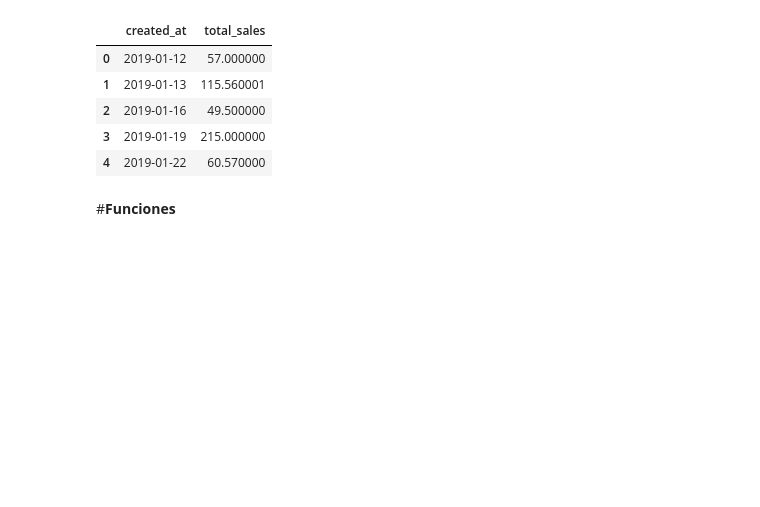
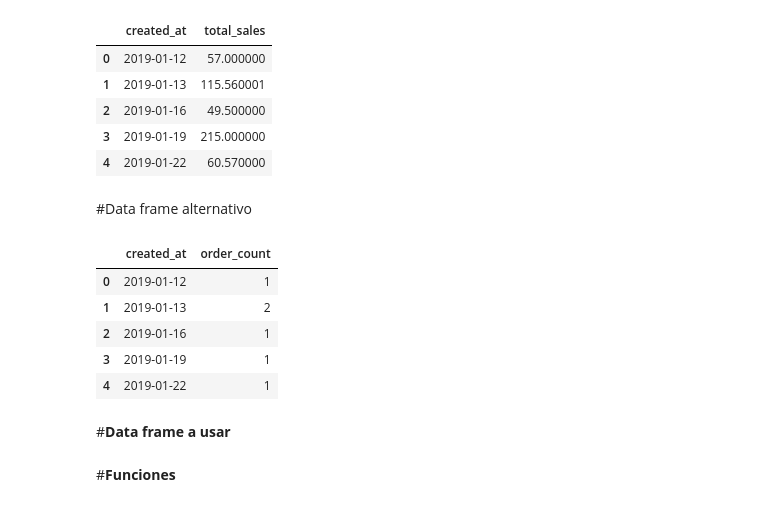
Before and after one commit to rubusarbaro/supplychain-forecast-FIME, a Jupyter notebook: examen.ipynb, the cells around one changed output. Cells and saved outputs as stored; diff of their text form; code cells hidden in the pictures; blank space fills up the shorter version.

```diff
--- a/examen.ipynb
+++ b/examen.ipynb
@@ -35,11 +36,12 @@ df_main = pd.read_csv(wd + "thelook_ecommerce.csv") # Archivo donde se encuentra
 df_main["created_at"] = pd.to_datetime(df_main["created_at"], format="mixed").dt.date # Convierte el formato de fecha UTC en ISO.
 
 df_filtered = df_main[df_main["status"] == "Processing"]  # Filtra solo los valores que tengan el estatus "Processing".
+df_filtered = df_filtered.sort_values(by="created_at")  # Ordena los valores por fecha.
 
-df = df_filtered.groupby("created_at", as_index=False)["sale_price"].sum()  # Crea un nuevo conjunto de datos sumando el valor de las ventas por día.
-df.rename(columns={"sale_price": "total_sales"}, inplace=True)  # Renombra la columna "sale_price" a "total_sales".
+df_salesamount = df_filtered.groupby("created_at", as_index=False)["sale_price"].sum()  # Crea un nuevo conjunto de datos sumando el valor de las ventas por día.
+df_salesamount.rename(columns={"sale_price": "total_sales"}, inplace=True)  # Renombra la columna "sale_price" a "total_sales".
 
-df.head() # Muestra las primeras filas del dataframe df.
+df_salesamount.head()
 # %% [output]
 Mounted at /content/drive
 |  | created_at | total_sales |
@@ -48,3 +50,17 @@ Mounted at /content/drive
 | 2 | 2019-01-16 | 49.500000 |
 | 3 | 2019-01-19 | 215.000000 |
 | 4 | 2019-01-22 | 60.570000 |
+# %% [markdown]
+#Data frame alternativo
+# %%
+df_salesquantity = df_filtered.groupby("created_at").size().reset_index(name="order_count")
+df_salesquantity.head()
+# %% [output]
+|  | created_at | order_count |
+| 0 | 2019-01-12 | 1 |
+| 1 | 2019-01-13 | 2 |
+| 2 | 2019-01-16 | 1 |
+| 3 | 2019-01-19 | 1 |
+| 4 | 2019-01-22 | 1 |
+# %% [markdown]
+#**Data frame a usar**
```
Also changed, not shown: parts of 13 cells of this notebook.
